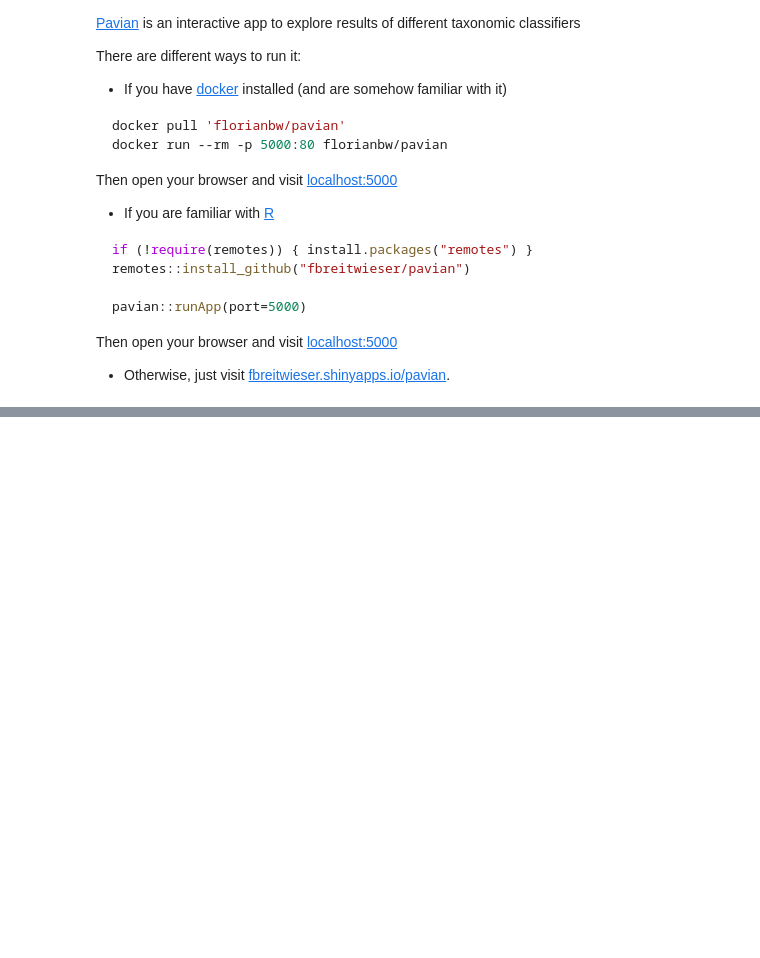
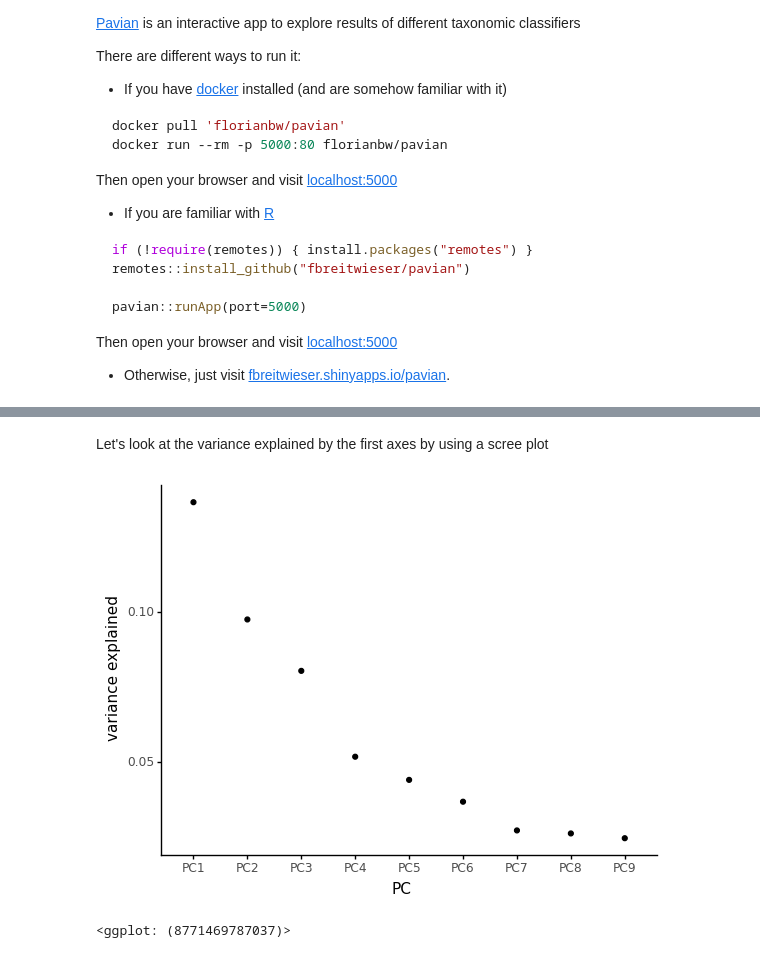
Before and after one commit to MPI-SHH-SummerSchool/dag-material, a Jupyter notebook: Hands on Introduction to Ancient Microbiome Analysis/tutorial/notebooks/analysis.ipynb, the cells around one changed output, grey strips where cells are left out. Saved outputs shown, nothing was run; the diff lists cells and outputs as text; code cells hidden in the pictures; blank space fills up the shorter version.

```diff
--- a/Hands on Introduction to Ancient Microbiome Analysis/tutorial/notebooks/analysis.ipynb
+++ b/Hands on Introduction to Ancient Microbiome Analysis/tutorial/notebooks/analysis.ipynb
@@ -145,0 +236,2 @@ Then open your browser and visit [localhost:5000](localhost:5000)
+# %%
+all_data = ancient_data.merge(modern_data, left_index=True, right_index=True, how='outer').fillna(0)
@@ -145,0 +356,2 @@ Then open your browser and visit [localhost:5000](localhost:5000)
+# %%
+beta_diversity = skbio.diversity.beta_diversity(metric='braycurtis', counts=all_data.transpose(), ids=all_data.columns, validate=True)
@@ -145,0 +376,2 @@ Then open your browser and visit [localhost:5000](localhost:5000)
+# %%
+pcoa = skbio.stats.ordination.pcoa(beta_diversity)
@@ -145,0 +394,9 @@ Then open your browser and visit [localhost:5000](localhost:5000)
+# %% [markdown]
+Let's look at the variance explained by the first axes by using a scree plot
+# %%
+var_explained = pcoa.proportion_explained[:9].to_frame(name='variance explained').reset_index().rename(columns={'index':'PC'})
+# %%
+ggplot(var_explained, aes(x='PC', y='variance explained')) + geom_point() + theme_classic()
+# %% [output]
+[figure, added]
+<ggplot: (8771469787037)>
```
Also changed, not shown: parts of 37 cells of this notebook.
